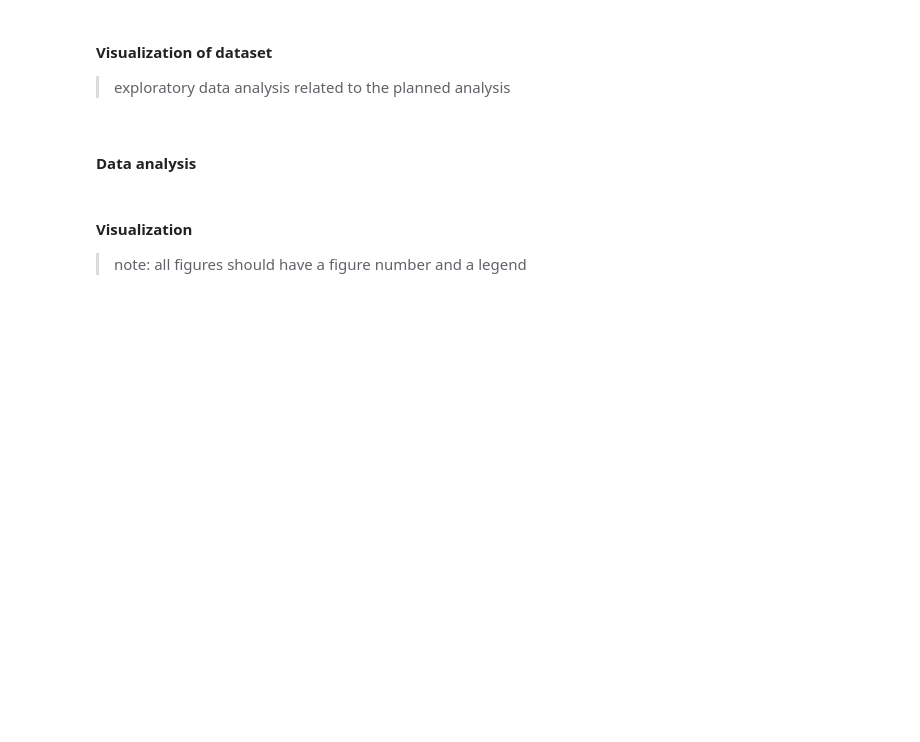
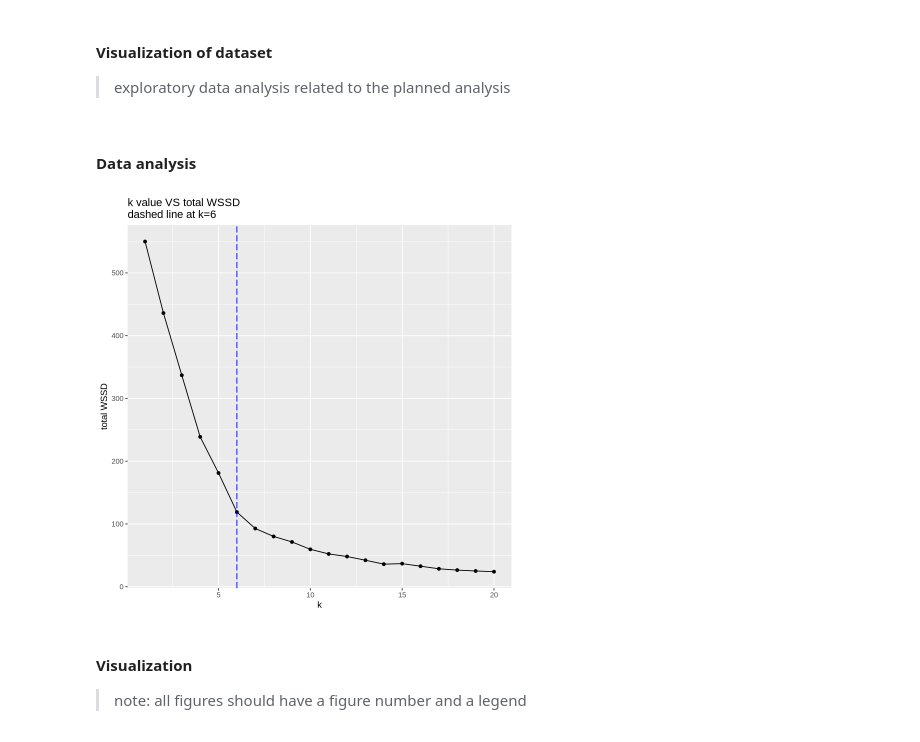
Before and after one commit to cars0njan/dsci-100-project, a Jupyter notebook: Final_report_group30.ipynb, the cells around one changed output. Saved outputs shown, nothing was run; the diff lists cells and outputs as text; code cells hidden in the pictures; blank space fills up the shorter version.

Commit message:
k values

```diff
--- a/Final_report_group30.ipynb
+++ b/Final_report_group30.ipynb
@@ -94,7 +94,7 @@ A tibble: 6 × 9
 mapping_exp <- c("Beginner" = 0, "Amateur" = 1, "Regular" = 2,
                  "Pro" = 3, "Veteran" = 4)
 mapping_gender <- c("Male" = 0, "Female" = 1, "Non-binary" = 2,
-                 "Agender" = 3, "Other" = 4, "Prefer not to say"=5)
+                 "Agender" = 3, "Two-Spirited" =4, "Other" = 5, "Prefer not to say"=6)
 
 players_clean <- players |>
     select(-hashedEmail, -name, -individualId, -organizationName) |>
@@ -136,7 +136,34 @@ A tibble: 6 × 8
 # %%
 set.seed(2024)
 
-recipe_players <- recipe(~., data=players_mapped) |>
+recipe_players <- recipe(~ played_hours + age + experience2 + subscribe2 + gender2,
+                         data=players_mapped) |>
+    step_scale(all_predictors()) |>
+    step_center(all_predictors())
+
+# ks <- tibble(num_clusters = seq(1,20,1))
+
+players_spec_tune <- k_means(num_clusters = tune()) |>
+    set_engine('stats', nstart=50)
+
+players_tune <- workflow() |>
+    add_recipe(recipe_players) |>
+    add_model(players_spec_tune)|>
+    # fit(players_mapped)
+    tune_cluster(apparent(players_mapped), grid=ks) |>
+    collect_metrics() |>
+    filter(.metric=='sse_within_total')
+
+players_tune_plot <- players_tune |>
+    ggplot(aes(x=num_clusters, y=mean)) +
+    geom_point() +
+    geom_line() +
+    labs(x='k', y='total WSSD', title='k value VS total WSSD\ndashed line at k=6') +
+    geom_vline(xintercept = 6, color='blue', linetype = "longdash")
+
+players_tune_plot
+# %% [output]
+[figure, added]
 # %% [markdown]
 #### Visualization
 > note: all figures should have a figure number and a legend
```
Also changed, not shown: parts of 1 cell of this notebook.
